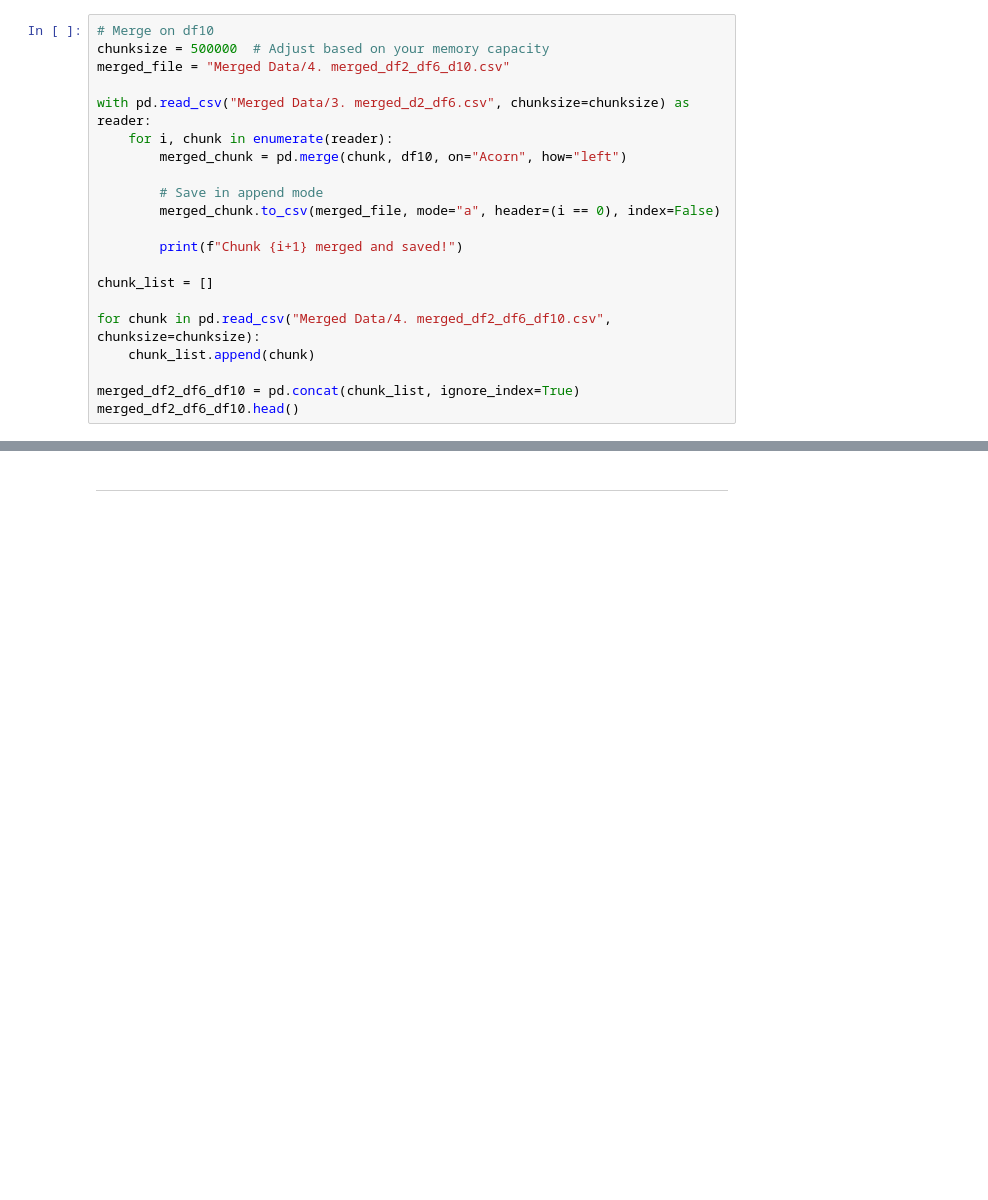
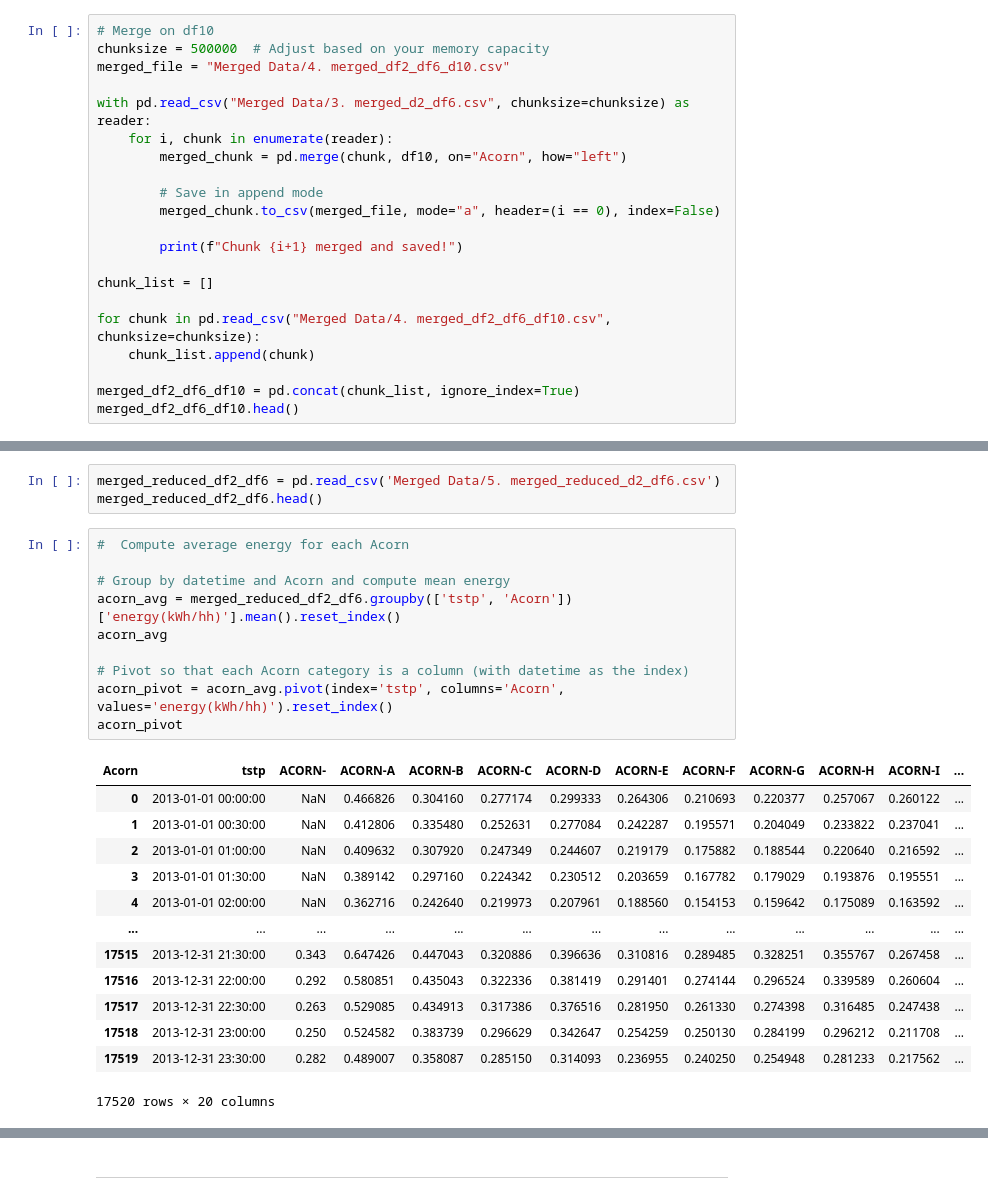
Before and after one commit to shanniekwok/IS459-G1T7, a Jupyter notebook: 2.1 Internal Factors Analysis.ipynb, the cells around one changed output, grey strips where cells are left out. Cells and saved outputs as stored; diff of their text form; blank space fills up the shorter version.

```diff
--- a/2.1 Internal Factors Analysis.ipynb
+++ b/2.1 Internal Factors Analysis.ipynb
@@ -159,0 +222,27 @@ merged_df2_df6_df10.head()
+# %%
+merged_reduced_df2_df6 = pd.read_csv('Merged Data/5. merged_reduced_d2_df6.csv')
+merged_reduced_df2_df6.head()
+# %%
+#  Compute average energy for each Acorn
+
+# Group by datetime and Acorn and compute mean energy
+acorn_avg = merged_reduced_df2_df6.groupby(['tstp', 'Acorn'])['energy(kWh/hh)'].mean().reset_index()
+acorn_avg
+
+# Pivot so that each Acorn category is a column (with datetime as the index)
+acorn_pivot = acorn_avg.pivot(index='tstp', columns='Acorn', values='energy(kWh/hh)').reset_index()
+acorn_pivot
+# %% [output]
+| Acorn | tstp | ACORN- | ACORN-A | ACORN-B | ACORN-C | ACORN-D | ACORN-E | ACORN-F | ACORN-G | ACORN-H | ACORN-I | ... |
+| 0 | 2013-01-01 00:00:00 | NaN | 0.466826 | 0.304160 | 0.277174 | 0.299333 | 0.264306 | 0.210693 | 0.220377 | 0.257067 | 0.260122 | ... |
+| 1 | 2013-01-01 00:30:00 | NaN | 0.412806 | 0.335480 | 0.252631 | 0.277084 | 0.242287 | 0.195571 | 0.204049 | 0.233822 | 0.237041 | ... |
+| 2 | 2013-01-01 01:00:00 | NaN | 0.409632 | 0.307920 | 0.247349 | 0.244607 | 0.219179 | 0.175882 | 0.188544 | 0.220640 | 0.216592 | ... |
+| 3 | 2013-01-01 01:30:00 | NaN | 0.389142 | 0.297160 | 0.224342 | 0.230512 | 0.203659 | 0.167782 | 0.179029 | 0.193876 | 0.195551 | ... |
+| 4 | 2013-01-01 02:00:00 | NaN | 0.362716 | 0.242640 | 0.219973 | 0.207961 | 0.188560 | 0.154153 | 0.159642 | 0.175089 | 0.163592 | ... |
+| ... | ... | ... | ... | ... | ... | ... | ... | ... | ... | ... | ... | ... |
+| 17515 | 2013-12-31 21:30:00 | 0.343 | 0.647426 | 0.447043 | 0.320886 | 0.396636 | 0.310816 | 0.289485 | 0.328251 | 0.355767 | 0.267458 | ... |
+| 17516 | 2013-12-31 22:00:00 | 0.292 | 0.580851 | 0.435043 | 0.322336 | 0.381419 | 0.291401 | 0.274144 | 0.296524 | 0.339589 | 0.260604 | ... |
+| 17517 | 2013-12-31 22:30:00 | 0.263 | 0.529085 | 0.434913 | 0.317386 | 0.376516 | 0.281950 | 0.261330 | 0.274398 | 0.316485 | 0.247438 | ... |
+| 17518 | 2013-12-31 23:00:00 | 0.250 | 0.524582 | 0.383739 | 0.296629 | 0.342647 | 0.254259 | 0.250130 | 0.284199 | 0.296212 | 0.211708 | ... |
+| 17519 | 2013-12-31 23:30:00 | 0.282 | 0.489007 | 0.358087 | 0.285150 | 0.314093 | 0.236955 | 0.240250 | 0.254948 | 0.281233 | 0.217562 | ... |
+17520 rows × 20 columns
```
Also changed, not shown: parts of 26 cells of this notebook.
